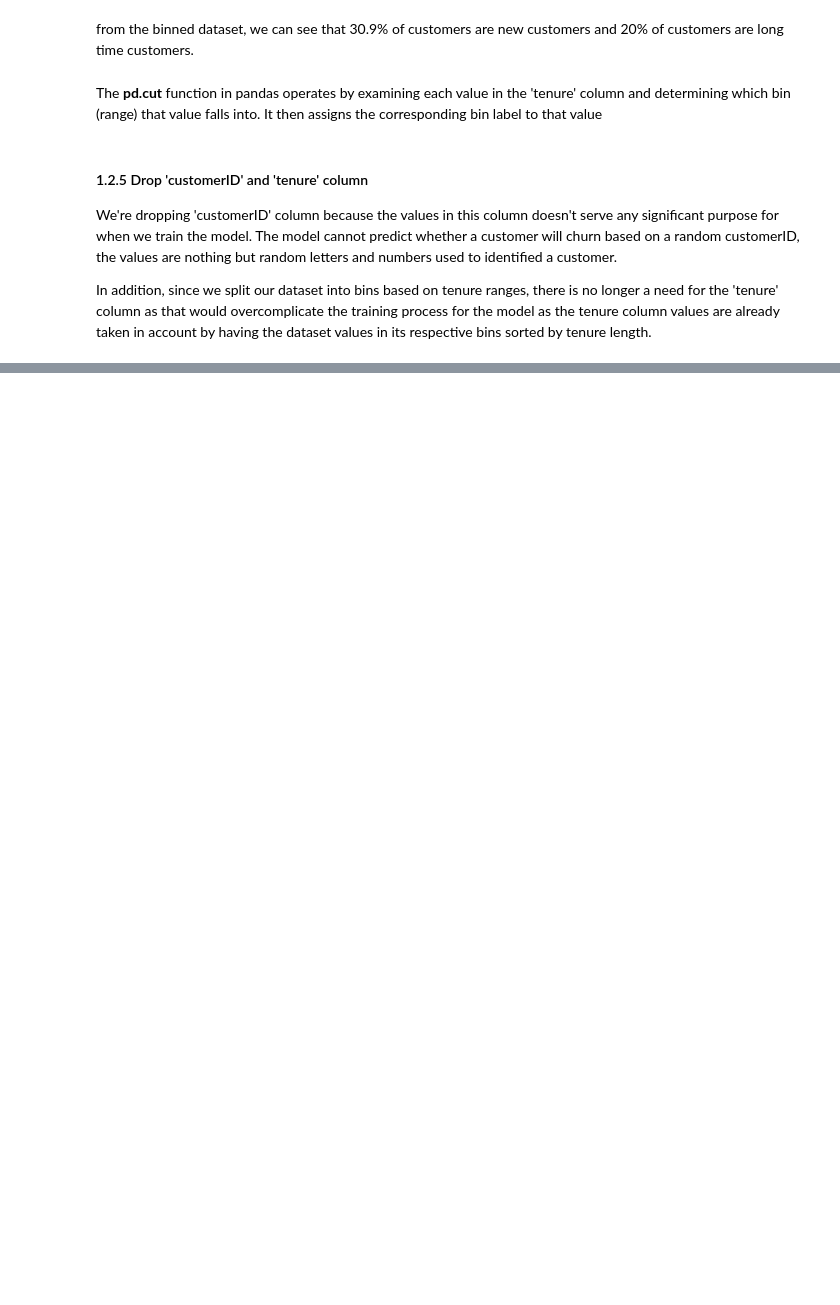
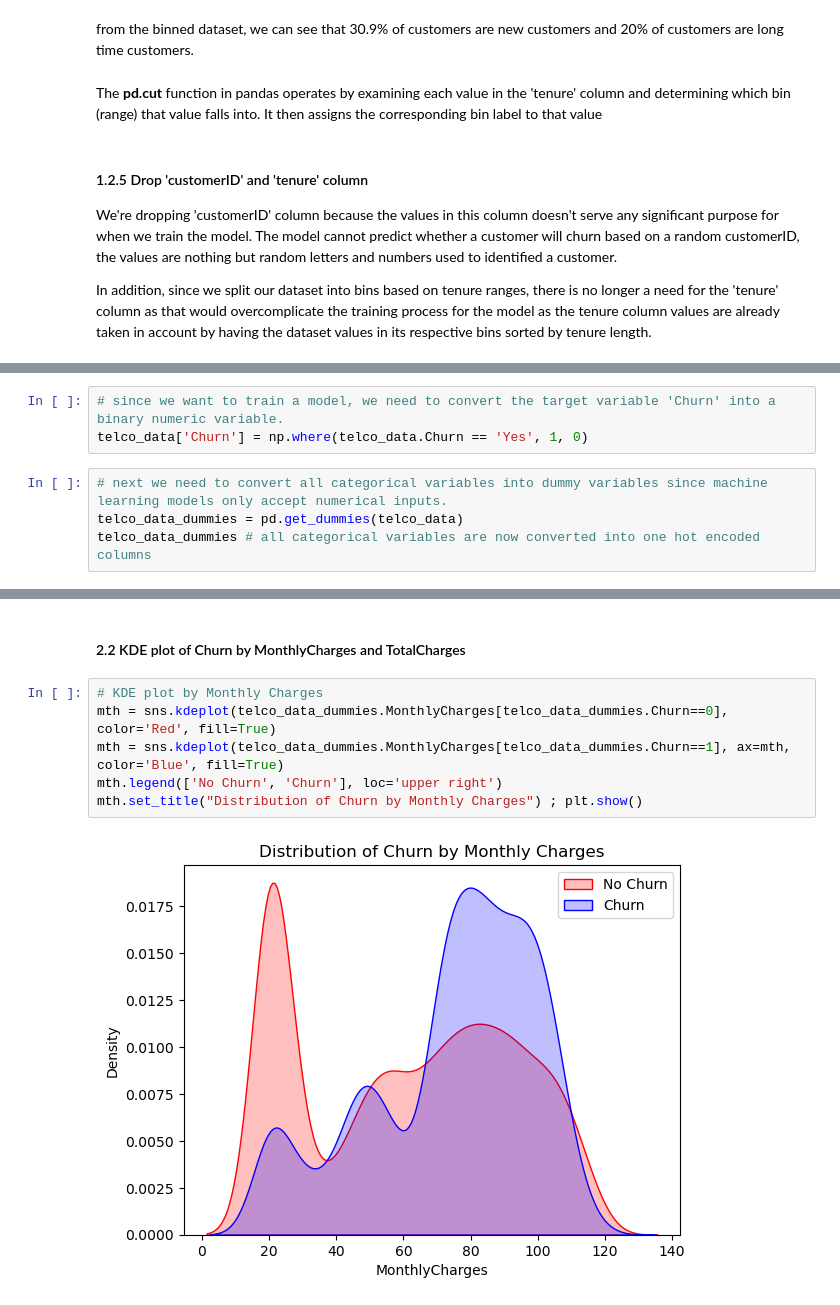
Before and after one commit to trolex213/customerchurn, a Jupyter notebook: Telco_Churn_EDA.ipynb, the cells around one changed output, grey strips where cells are left out. Saved outputs shown, nothing was run; the diff lists cells and outputs as text; blank space fills up the shorter version.

```diff
--- a/Telco_Churn_EDA.ipynb
+++ b/Telco_Churn_EDA.ipynb
@@ -186,0 +203,7 @@ Index(['gender', 'SeniorCitizen', 'Partner', 'Dependents', 'PhoneService',
+# %%
+# since we want to train a model, we need to convert the target variable 'Churn' into a binary numeric variable.
+telco_data['Churn'] = np.where(telco_data.Churn == 'Yes', 1, 0)
+# %%
+# next we need to convert all categorical variables into dummy variables since machine learning models only accept numerical inputs.
+telco_data_dummies = pd.get_dummies(telco_data)
+telco_data_dummies # all categorical variables are now converted into one hot encoded columns
@@ -186,0 +224,10 @@ Index(['gender', 'SeniorCitizen', 'Partner', 'Dependents', 'PhoneService',
+# %% [markdown]
+#### 2.2 KDE plot of Churn by MonthlyCharges and TotalCharges
+# %%
+# KDE plot by Monthly Charges
+mth = sns.kdeplot(telco_data_dummies.MonthlyCharges[telco_data_dummies.Churn==0], color='Red', fill=True)
+mth = sns.kdeplot(telco_data_dummies.MonthlyCharges[telco_data_dummies.Churn==1], ax=mth, color='Blue', fill=True)
+mth.legend(['No Churn', 'Churn'], loc='upper right')
+mth.set_title("Distribution of Churn by Monthly Charges") ; plt.show()
+# %% [output]
+[figure, added]
```
Also changed, not shown: parts of 12 cells of this notebook.
